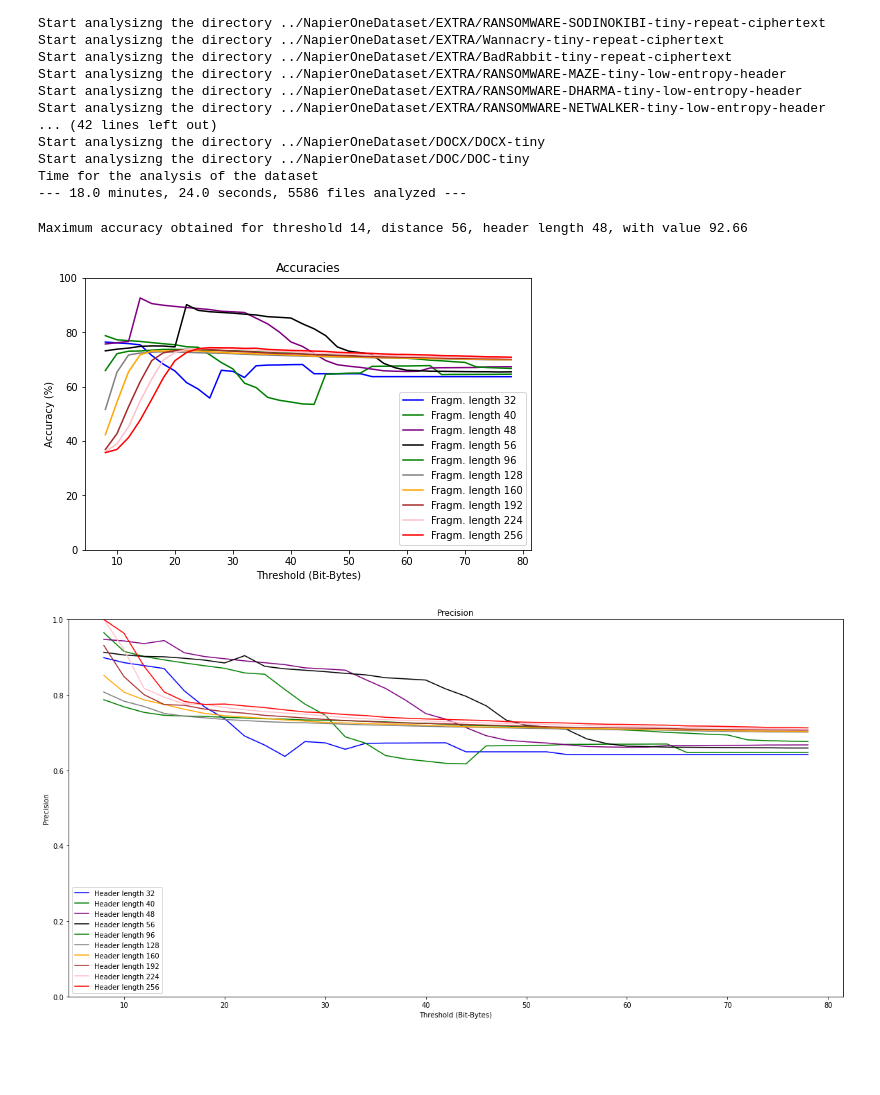
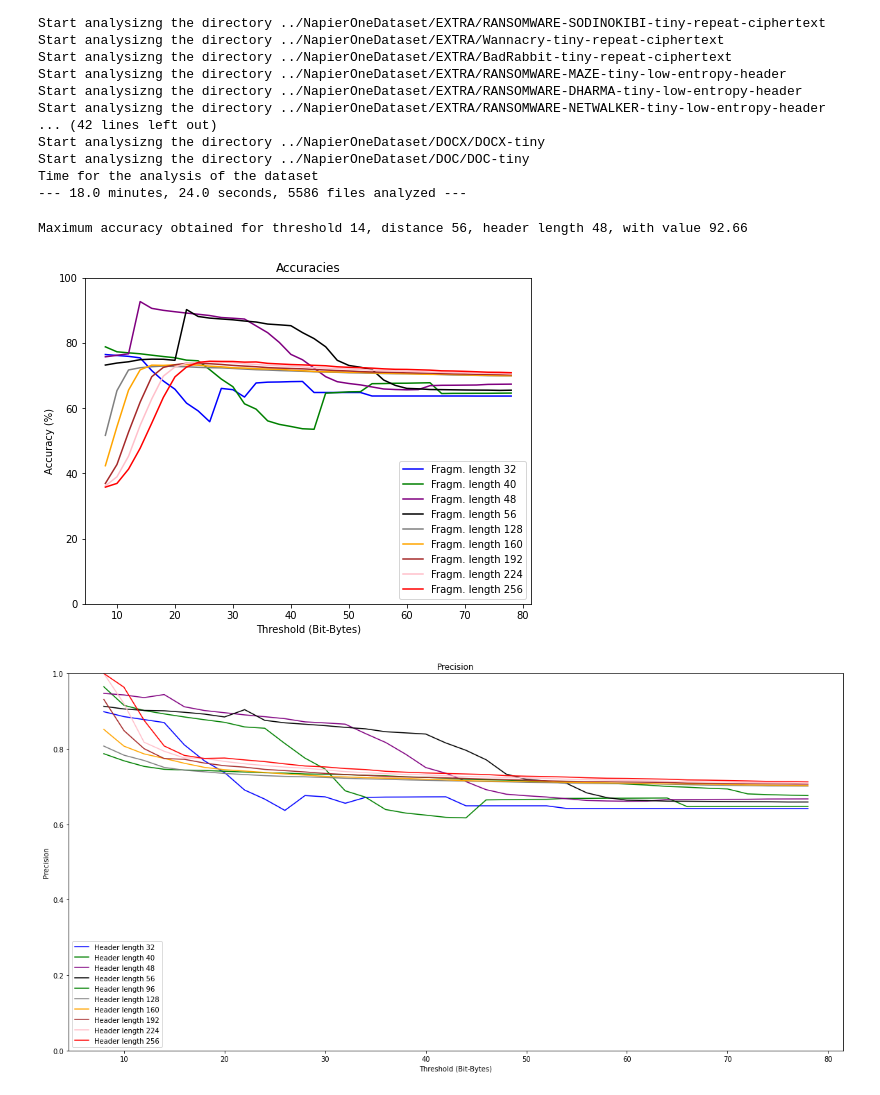
Before and after one commit to gomitolof/DAA-for-Ransomware-detection, a Jupyter notebook: models_mix/4F_mix_avg.ipynb, the cells around one changed output. Drawn from its saved outputs; the diff is of its cells as text; code cells hidden in the pictures; blank space fills up the shorter version.

Commit message:
green nei plot

```diff
--- a/models_mix/4F_mix_avg.ipynb
+++ b/models_mix/4F_mix_avg.ipynb
@@ -263,33 +263,32 @@ FP_des = FP_des.reshape(len(thresholds), len(distances), int(offset/8))
 # %%
 ind = np.unravel_index(np.argmax(acc_des, axis=None), acc_des.shape)
 d = ind[1]
 print("Maximum accuracy obtained for threshold %2d, distance %2d, header length %2d, with value %3.2f" % (thresholds[ind[0]], distances[ind[1]], 8*(ind[2]+1), acc_des[ind]))
 
 # Accuracy = (TP+TN)/(TP+TN+FP+FN)
 hl_thresh = acc_des.transpose()
 
 # Plot of the accuracies obtained using different threshold and different header lengths
-plt.figure(figsize=(8,5))
+plt.figure(figsize=(8,6))
 plt.title("Accuracies")
 plt.xlabel("Threshold (Bit-Bytes)")
 plt.ylabel("Accuracy (%)")
 plt.plot(thresholds, hl_thresh[3][d], color="blue", label="Fragm. length 32")
 plt.plot(thresholds, hl_thresh[4][d], color="green", label="Fragm. length 40")
 plt.plot(thresholds, hl_thresh[5][d], color="purple", label="Fragm. length 48")
 plt.plot(thresholds, hl_thresh[6][d], color="black", label="Fragm. length 56")
-plt.plot(thresholds, hl_thresh[11][d], color="green", label="Fragm. length 96")
 plt.plot(thresholds, hl_thresh[15][d], color="grey", label="Fragm. length 128")
 plt.plot(thresholds, hl_thresh[19][d], color="orange", label="Fragm. length 160")
 plt.plot(thresholds, hl_thresh[23][d], color="brown", label="Fragm. length 192")
 plt.plot(thresholds, hl_thresh[27][d], color="pink", label="Fragm. length 224")
 plt.plot(thresholds, hl_thresh[31][d], color="red", label="Fragm. length 256")
 plt.legend()
 plt.ylim([0, 100])
 plt.savefig('../Img/acc_4F_mix_avg.jpg')
 plt.show()
 # %% [output]
 Maximum accuracy obtained for threshold 14, distance 56, header length 48, with value 92.66
-[figure, old version]
+[figure, new version]
 # %%
 #Precision = TP/TP+FP
 
```
Also changed, not shown: 9 other files.
